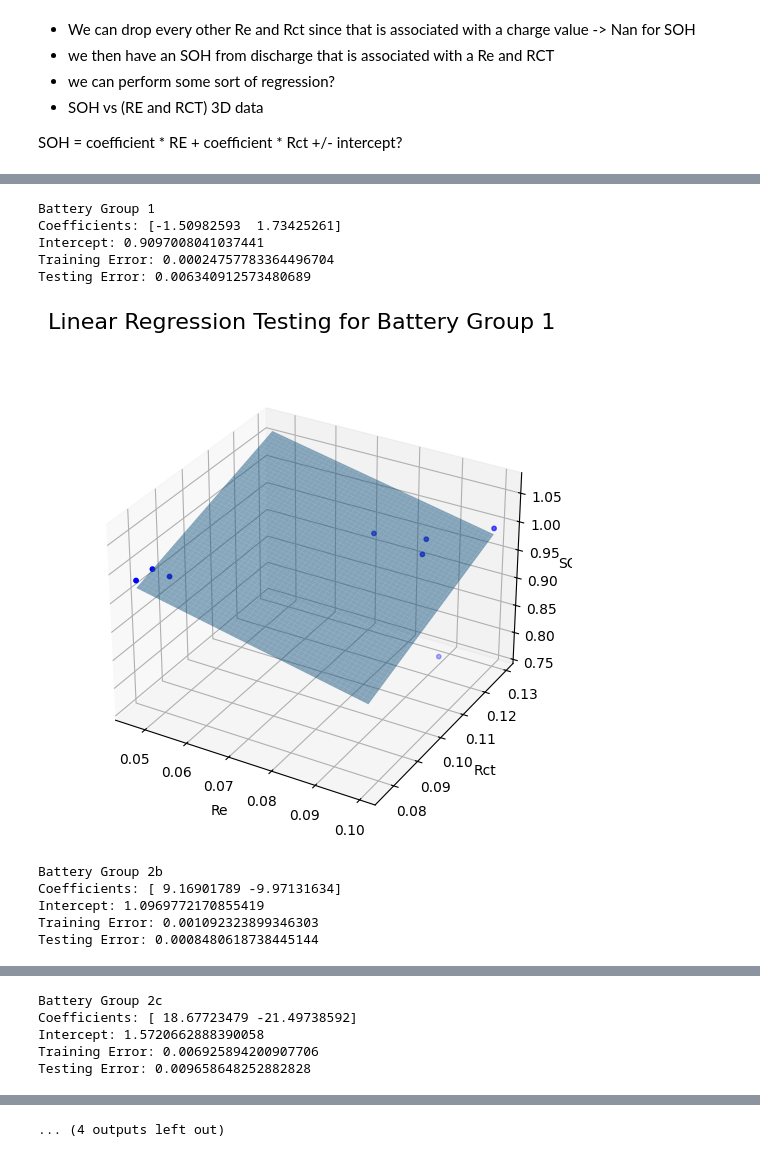
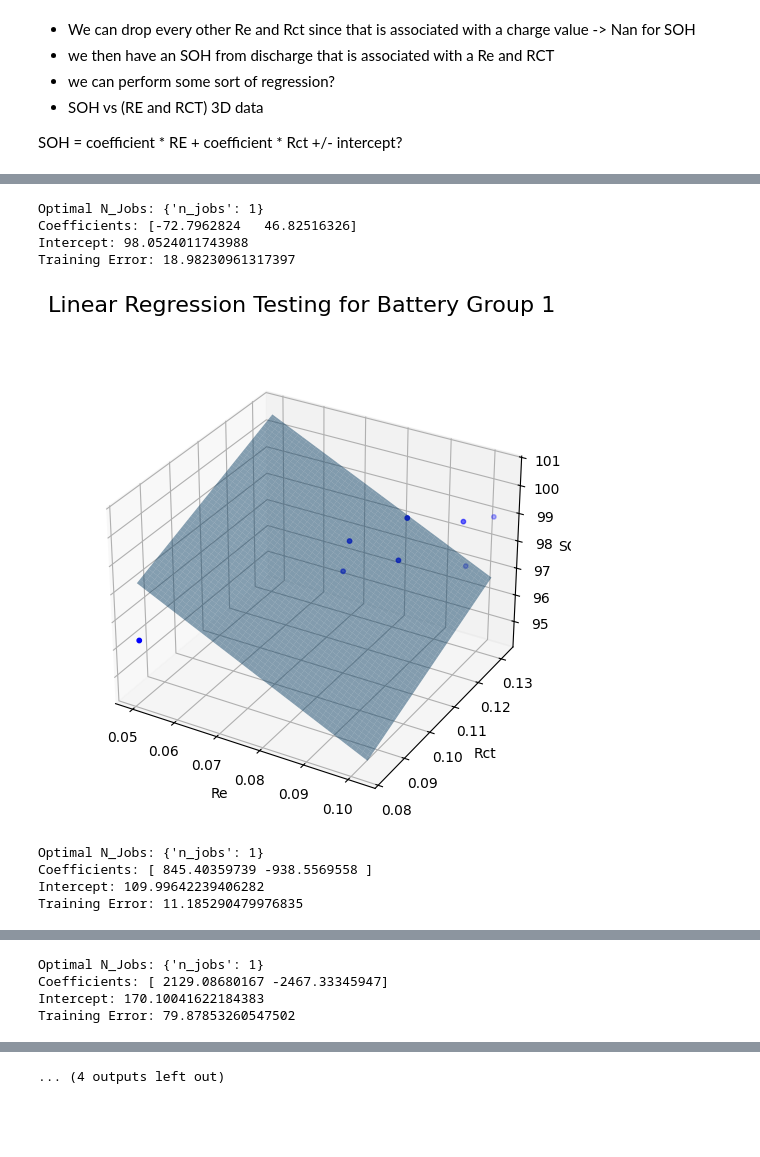
Before and after one commit to MKMiyagi/COGS_118B, a Jupyter notebook: Final_Project.ipynb, the cells around one changed output, grey strips where cells are left out. Drawn from its saved outputs; the diff is of its cells as text; code cells hidden in the pictures; blank space fills up the shorter version.

Commit message:
Linear Regression for each battery group for SOH vs cycle

```diff
--- a/Final_Project.ipynb
+++ b/Final_Project.ipynb
@@ -887,7 +887,7 @@ def get_battery_eis_data(battery_data, battery_id):
     return df_batt
 # %%
 def SOH(x, max_capacity):
-    return x/max_capacity
+    return x/max_capacity * 100
 
 SOH_df = battery_df.copy()
 # Rotate Re and Rct columns by moving them one index earlier
@@ -975,19 +975,25 @@ X_train, X_test, Y_train, Y_test = train_test_split(X, Y, test_size=0.2)
 
 # Train linear regression model on training dataset
 regressor = LinearRegression()
-regressor.fit(X_train, Y_train)
+n_list = [1, 5, 10, 25, 50]
+params = {'n_jobs': n_list}
+grid_search = GridSearchCV(regressor, params, cv=5)
+grid_search = grid_search.fit(X_train, Y_train)
+
+opt_regressor = grid_search.fit(X_train, Y_train).best_estimator_
 
 # Calculate training error
-Y_train_pred = regressor.predict(X_train)
+Y_train_pred = opt_regressor.predict(X_train)
 train_error = mean_squared_error(Y_train, Y_train_pred)
 
 # Print coefficients, intercept, and training error
-print(f'Coefficients: {regressor.coef_}')
-print(f'Intercept: {regressor.intercept_}')
+print(f'Optimal N_Jobs: {grid_search.best_params_}')
+print(f'Coefficients: {opt_regressor.coef_}')
+print(f'Intercept: {opt_regressor.intercept_}')
 print(f'Training Error: {train_error}')
 
 # Calculate testing error
-Y_test_pred = regressor.predict(X_test)
+Y_test_pred = opt_regressor.predict(X_test)
 test_error = mean_squared_error(Y_test, Y_test_pred)
 print(f'Testing Error: {test_error}')
 # %% [output]
@@ -1006,7 +1013,7 @@ ax.scatter(X_test[:, 0], X_test[:, 1], Y_test, color='blue', s=10)
 x = np.linspace(X_test[:, 0].min(), X_test[:, 0].max(), 100)
 y = np.linspace(X_test[:, 1].min(), X_test[:, 1].max(), 100)
 X, Y = np.meshgrid(x, y)
-Z = regressor.intercept_ + regressor.coef_[0] * X + regressor.coef_[1] * Y
+Z = opt_regressor.intercept_ + opt_regressor.coef_[0] * X + opt_regressor.coef_[1] * Y
 ax.plot_surface(X, Y, Z, alpha=0.5)
 
 ax.set_xlabel('Re')
@@ -1023,52 +1030,51 @@ for (batt_group, batteries) in battery_groups.items():
     Y = df['SOH'].values
 
     # Split data into training and testing sets
     X_train, X_test, Y_train, Y_test = train_test_split(X, Y, test_size=0.2)
 
     # Train linear regression model on training dataset
     regressor = LinearRegression()
-    regressor.fit(X_train, Y_train)
+    n_list = [1, 5, 10, 25, 50]
+    params = {'n_jobs': n_list}
+    grid_search = GridSearchCV(regressor, params, cv=5)
+    grid_search = grid_search.fit(X_train, Y_train)
+
+    opt_regressor = grid_search.fit(X_train, Y_train).best_estimator_
 
     # Calculate training error
-    Y_train_pred = regressor.predict(X_train)
+    Y_train_pred = opt_regressor.predict(X_train)
     train_error = mean_squared_error(Y_train, Y_train_pred)
 
-    # Calculate testing error
-    Y_test_pred = regressor.predict(X_test)
-    test_error = mean_squared_error(Y_test, Y_test_pred)
-
-    print(f'Battery Group {batt_group}')
-    print(f'Coefficients: {regressor.coef_}')
-    print(f'Intercept: {regressor.intercept_}')
+    # Print coefficients, intercept, and training error
+    print(f'Optimal N_Jobs: {grid_search.best_params_}')
+    print(f'Coefficients: {opt_regressor.coef_}')
+    print(f'Intercept: {opt_regressor.intercept_}')
     print(f'Training Error: {train_error}')
-    print(f'Testing Error: {test_error}')
 
     # Visualize testing data and regression line in 3D space
     fig = plt.figure(figsize=(8, 6))
     ax = fig.add_subplot(111, projection='3d')
     fig.suptitle(f'Linear Regression Testing for Battery Group {batt_group}', fontsize=16)
     ax.scatter(X_test[:, 0], X_test[:, 1], Y_test, color='blue', s=10)
 
     # Add in regression line using regressor's parameters
     x = np.linspace(X_test[:, 0].min(), X_test[:, 0].max(), 100)
     y = np.linspace(X_test[:, 1].min(), X_test[:, 1].max(), 100)
     X, Y = np.meshgrid(x, y)
-    Z = regressor.intercept_ + regressor.coef_[0] * X + regressor.coef_[1] * Y
+    Z = opt_regressor.intercept_ + opt_regressor.coef_[0] * X + opt_regressor.coef_[1] * Y
     ax.plot_surface(X, Y, Z, alpha=0.5)
 
     ax.set_xlabel('Re')
     ax.set_ylabel('Rct')
     ax.set_zlabel('SOH')
     plt.show()
 # %% [output]
-Battery Group 1
-Coefficients: [-1.50982593  1.73425261]
-Intercept: 0.9097008041037441
-Training Error: 0.00024757783364496704
-Testing Error: 0.006340912573480689
+Optimal N_Jobs: {'n_jobs': 1}
+Coefficients: [-72.7962824   46.82516326]
+Intercept: 98.0524011743988
+Training Error: 18.98230961317397
-[figure, old version]
+[figure, new version]
-Battery Group 2b
-Coefficients: [ 9.16901789 -9.97131634]
-Intercept: 1.0969772170855419
-Training Error: 0.001092323899346303
-Testing Error: 0.0008480618738445144
+Optimal N_Jobs: {'n_jobs': 1}
+Coefficients: [ 845.40359739 -938.5569558 ]
+Intercept: 109.99642239406282
+Training Error: 11.185290479976835
@@ -1076,5 +1082,4 @@ Testing Error: 0.0008480618738445144
-Battery Group 2c
-Coefficients: [ 18.67723479 -21.49738592]
-Intercept: 1.5720662888390058
-Training Error: 0.006925894200907706
-Testing Error: 0.009658648252882828
+Optimal N_Jobs: {'n_jobs': 1}
+Coefficients: [ 2129.08680167 -2467.33345947]
+Intercept: 170.10041622184383
+Training Error: 79.87853260547502
```
Also changed, not shown: parts of 16 cells of this notebook.
